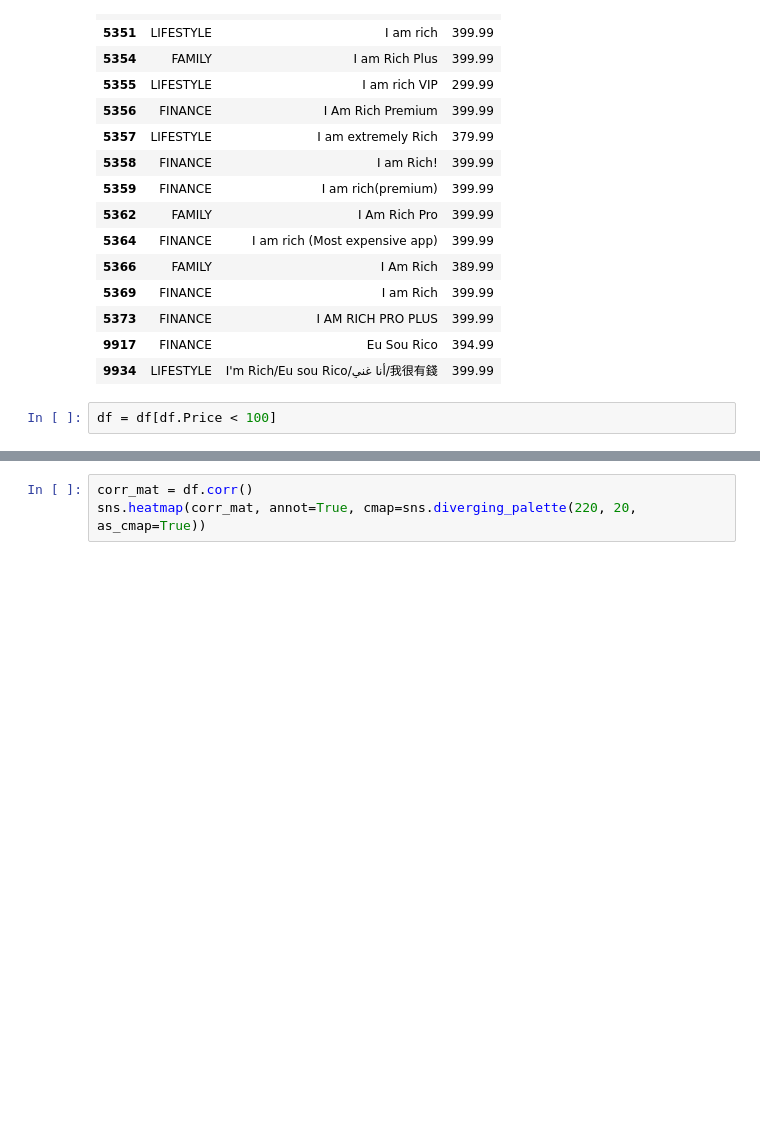
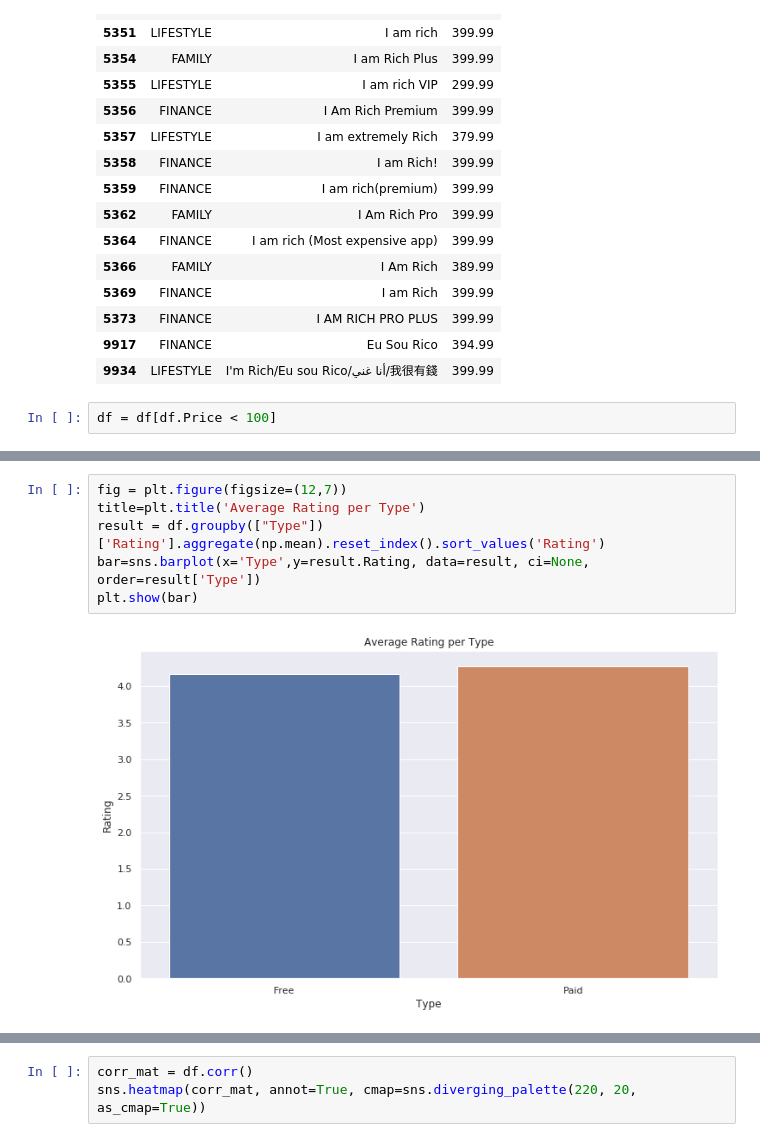
Before and after one commit to m3eeza/android-app-market-analysis, a Jupyter notebook: android-app-market-analysis.ipynb, the cells around one changed output, grey strips where cells are left out. Saved outputs shown, nothing was run; the diff lists cells and outputs as text; blank space fills up the shorter version.

```diff
--- a/android-app-market-analysis.ipynb
+++ b/android-app-market-analysis.ipynb
@@ -266,0 +262,8 @@ plt.show(bar)
+# %%
+fig = plt.figure(figsize=(12,7))
+title=plt.title('Average Rating per Type')
+result = df.groupby(["Type"])['Rating'].aggregate(np.mean).reset_index().sort_values('Rating')
+bar=sns.barplot(x='Type',y=result.Rating, data=result, ci=None, order=result['Type'])
+plt.show(bar)
+# %% [output]
+[figure, added]
```
Also changed, not shown: parts of 22 cells of this notebook, 1 other file.
